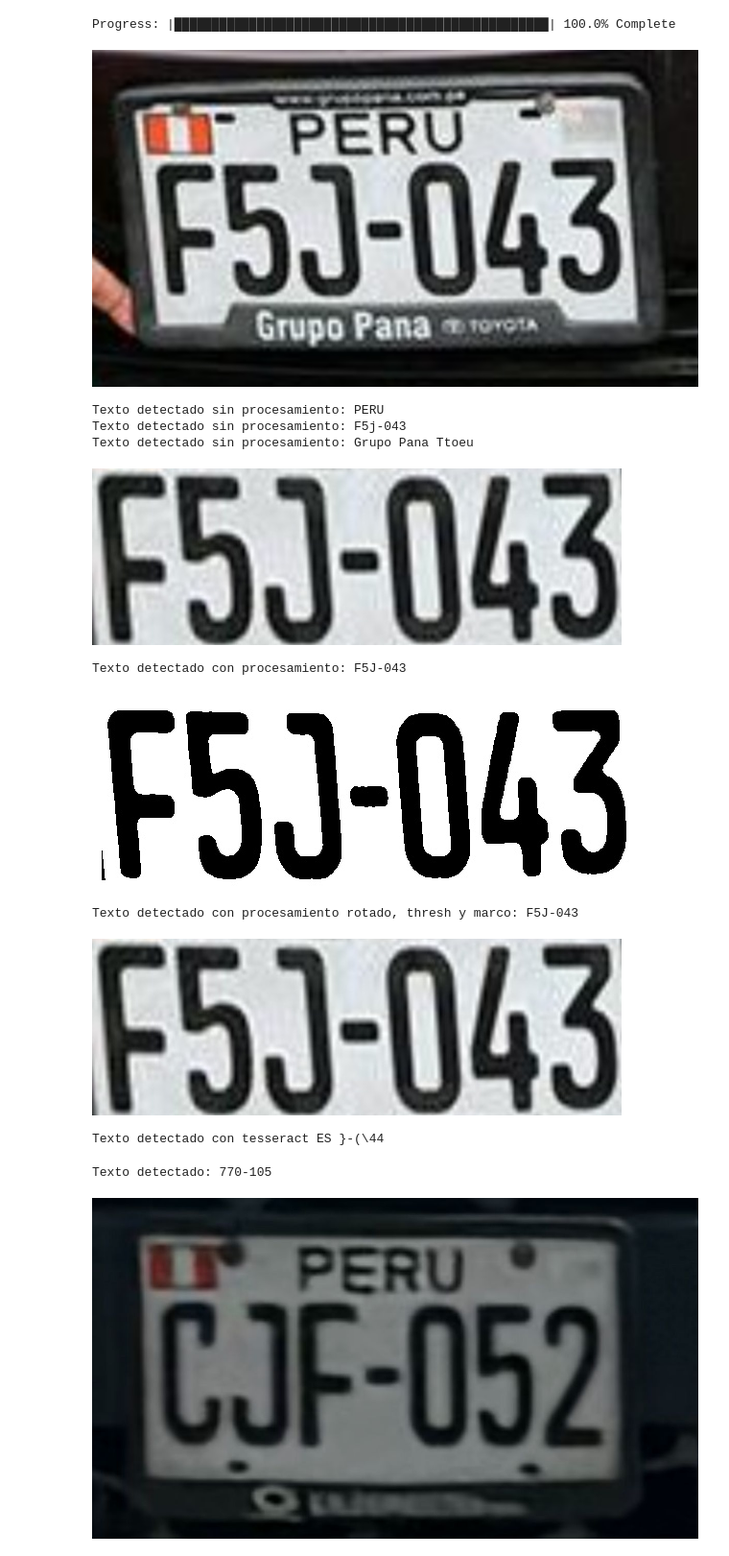
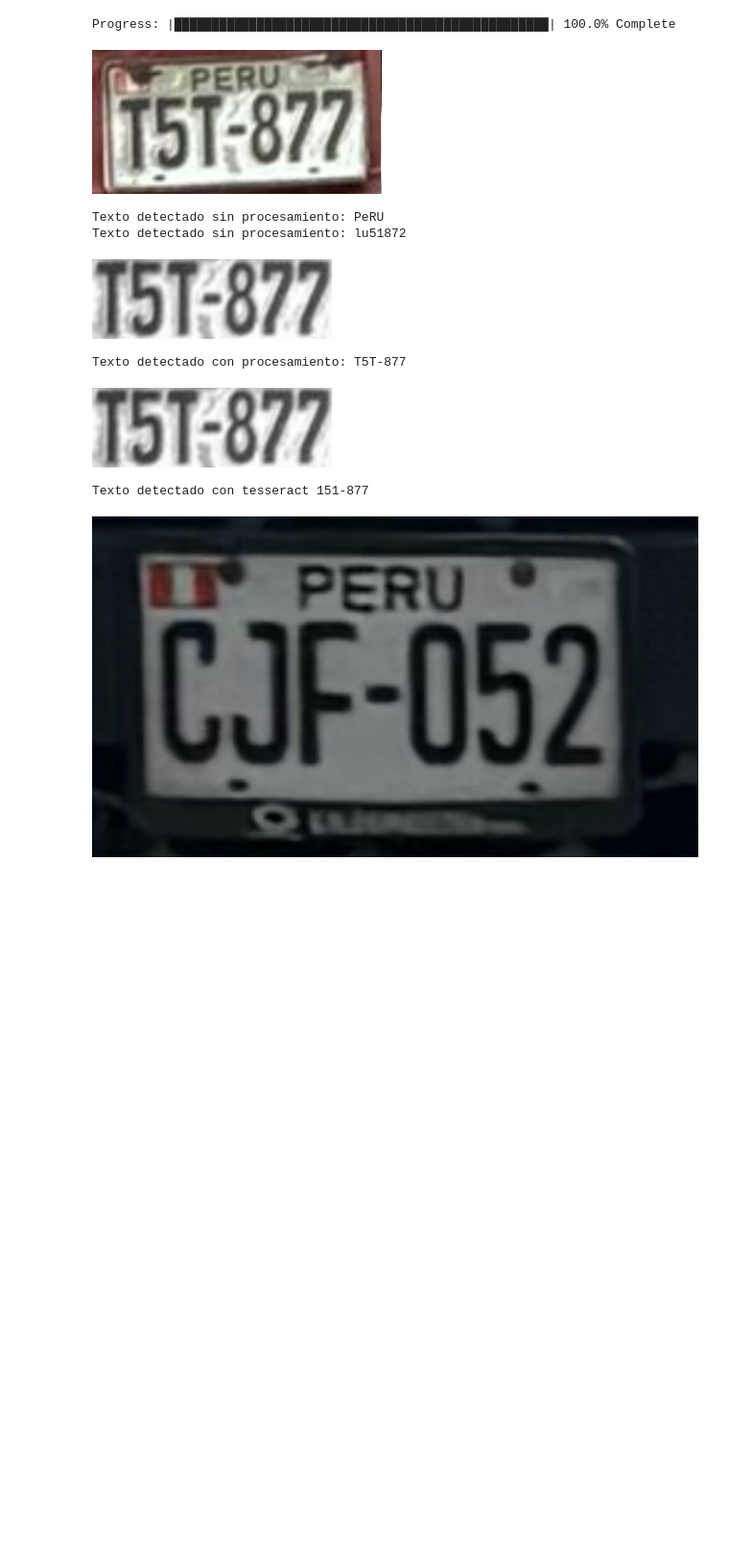
Before and after one commit to NelsonOB/Proyecto_PDI, a Jupyter notebook: ProyectoPlacasVehiculares/deteccionOCR/ProcesamientoPlacas.ipynb, the cells around one changed output. Shown at 96% size. Saved outputs shown, nothing was run; the diff lists cells and outputs as text; code cells hidden in the pictures; blank space fills up the shorter version.

```diff
--- a/ProyectoPlacasVehiculares/deteccionOCR/ProcesamientoPlacas.ipynb
+++ b/ProyectoPlacasVehiculares/deteccionOCR/ProcesamientoPlacas.ipynb
@@ -131,11 +131,12 @@ def transformar_perspectiva(img_path, model, num_boxes=6):
 
     matrix = cv2.getPerspectiveTransform(src_points, dst_points)
     warped_img = cv2.warpPerspective(img, matrix, (width, new_height))
+    final_img = cv2.cvtColor(warped_img, cv2.COLOR_BGR2GRAY)
 
-    cv2.imwrite('warped_img_metodo1.jpg', warped_img)
-    warped_img_path = '/content/warped_img_metodo1.jpg'
+    cv2.imwrite('warped_img_metodo1.jpg', final_img)
+    final_img_path = '/content/warped_img_metodo1.jpg'
 
-    return warped_img_path
+    return final_img_path
 # %%
 def recortar_placa_por_umbral(img_path):
     # Leer la imagen
@@ -252,7 +255,7 @@ Progress: |███████████████████████
 # %%
 # Añadir un marco blanco alrededor de la
 img_path = '/content/drive/MyDrive/ColabArchivos/PlacasIphone/7.jpg'
-img_path = '/content/drive/MyDrive/ColabArchivos/placa_recortada1.jpg'
+img_path = '/content/drive/MyDrive/ColabArchivos/Pruebas/2.jpg'
 imagen_obtenida = transformar_perspectiva(recortar_placa_por_umbral(rotacion_imagen_original(img_path,model)),model)
 #imagen_obtenida = transformar_perspectiva(img_path,model)
 
@@ -262,55 +265,44 @@ imagenConMarco = mejorar_imagen_para_ocr(imagen_obtenida,umbral = 120)
 # Realizar OCR en la imagen
 result = reader.readtext(imagen_obtenida)
 result1 = reader.readtext(img_path)
 result2 = reader.readtext('imagen_con_marco.jpg')
 
 
 
 
 # Mostrar resultados
 display(Image(img_path))
 for detection in result1:
     text = detection[1]
     print("Texto detectado sin procesamiento:", text)
 
 
 display(Image(imagen_obtenida))
 for detection in result:
     text = detection[1]
     print("Texto detectado con procesamiento:", text)
 
-display(Image(imagenConMarco))
-for detection in result2:
-    text = detection[1]
-    print("Texto detectado con procesamiento rotado, thresh y marco:", text)
+#display(Image(imagenConMarco))
+#for detection in result2:
+#    text = detection[1]
+#    print("Texto detectado con procesamiento rotado, thresh y marco:", text)
 
 # Configuración de Tesseract (ajustar `--psm` según sea necesario)
 custom_config = r'--psm 11'  # psm 8 = tratar como una sola línea de texto
 
 # Extraer el texto utilizando pytesseract
 texto_placa = pytesseract.image_to_string(imagen_obtenida, config=custom_config)
 display(Image(imagen_obtenida))
 # Mostrar el texto extraído
 print("Texto detectado con tesseract", texto_placa)
 # %% [output]
-[figure, old version]
+[figure, new version]
-Texto detectado sin procesamiento: PERU
-Texto detectado sin procesamiento: F5j-043
-Texto detectado sin procesamiento: Grupo Pana Ttoeu
+Texto detectado sin procesamiento: PeRU
+Texto detectado sin procesamiento: lu51872
-[figure, old version]
+[figure, new version]
-Texto detectado con procesamiento: F5J-043
+Texto detectado con procesamiento: T5T-877
-[figure, old version]
+[figure, new version]
-Texto detectado con procesamiento rotado, thresh y marco: F5J-043
+Texto detectado con tesseract 151-877
-[figure, removed]
-Texto detectado con tesseract ES }-(\44
-# %%
-# Extraer el texto utilizando pytesseract
-texto_placa = pytesseract.image_to_string('/content/name4.jpg', config=custom_config)
-
-# Mostrar el texto extraído
-print("Texto detectado:", texto_placa)
-# %% [output]
-Texto detectado: 770-105
 # %%
 #img_path = '/content/drive/MyDrive/ColabArchivos/PlacasIphone/7.jpg'
 img_path = '/content/drive/MyDrive/ColabArchivos/placa_recortada33.jpg'
```
Also changed, not shown: parts of 4 cells of this notebook.
